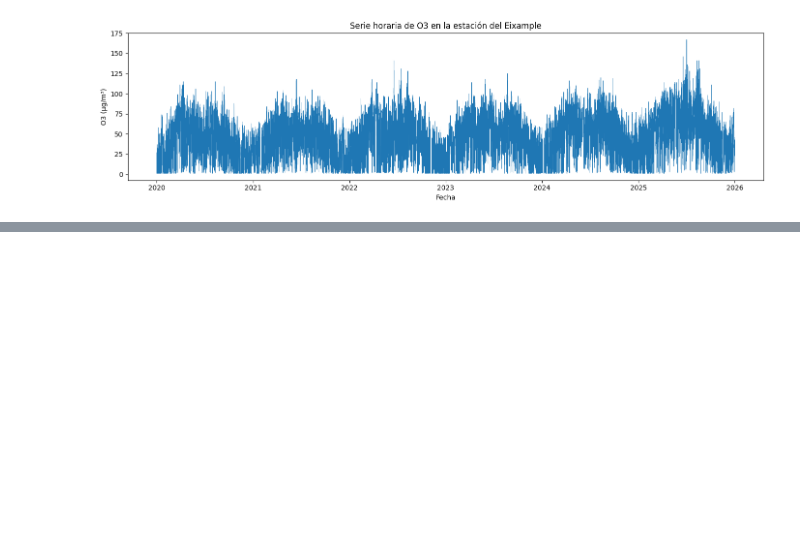
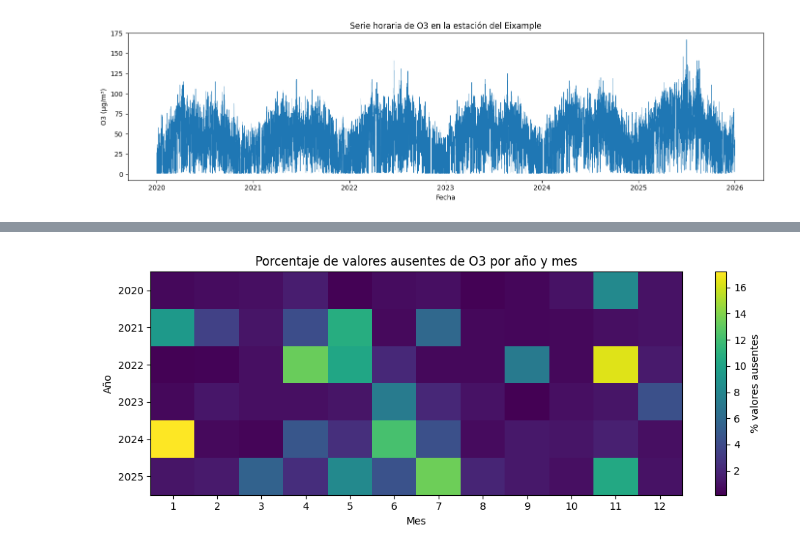
Before and after one commit to hipenation2142/trabajo, a Jupyter notebook: notebooks/01_eda_o3.ipynb, the cells around one changed output, grey strips where cells are left out. Cells and saved outputs as stored; diff of their text form; code cells hidden in the pictures; blank space fills up the shorter version.

```diff
--- a/notebooks/01_eda_o3.ipynb
+++ b/notebooks/01_eda_o3.ipynb
@@ -308,0 +329,17 @@ plt.show()
+# %%
+# Se calcula el porcentaje de valores ausentes por año y mes.
+# Esto permitirá detectar si los huecos se concentran en periodos concretos
+# o si, en caso contrario, están distribuidos de forma relativamente homogénea.
+missing_by_month = (
+    hourly_df.assign(
+        year=hourly_df["timestamp"].dt.year,
+        month=hourly_df["timestamp"].dt.month,
+    )
+    .groupby(["year", "month"])["o3"]
+    .apply(lambda values: values.isna().mean() * 100)
+    .unstack("month")
+)
+
+display(missing_by_month.round(2))
+
+missing_by_month.to_csv(TABLES_DIR / "eda_missing_by_month.csv")
@@ -308,0 +355,30 @@ plt.show()
+# %%
+# A continuación, se realiza una visualización de los valores ausentes por año y mes.
+# La figura obtenida ayudará a identificar rápidamente si hay meses problemáticos.
+fig, ax = plt.subplots(figsize=(10, 4))
+
+image = ax.imshow(missing_by_month.values, aspect="auto")
+
+ax.set_title("Porcentaje de valores ausentes de O3 por año y mes")
+ax.set_xlabel("Mes")
+ax.set_ylabel("Año")
+
+ax.set_xticks(np.arange(len(missing_by_month.columns)))
+ax.set_xticklabels(missing_by_month.columns)
+
+ax.set_yticks(np.arange(len(missing_by_month.index)))
+ax.set_yticklabels(missing_by_month.index)
+
+fig.colorbar(image, ax=ax, label="% valores ausentes")
+
+fig.tight_layout()
+
+fig.savefig(
+    FIGURES_GENERATED_DIR / "eda_missing_by_month.png",
+    dpi=150,
+    bbox_inches="tight",
+)
+
+plt.show()
+# %% [output]
+[figure, added]
```
Also changed, not shown: parts of 12 cells of this notebook, 13 other files.
